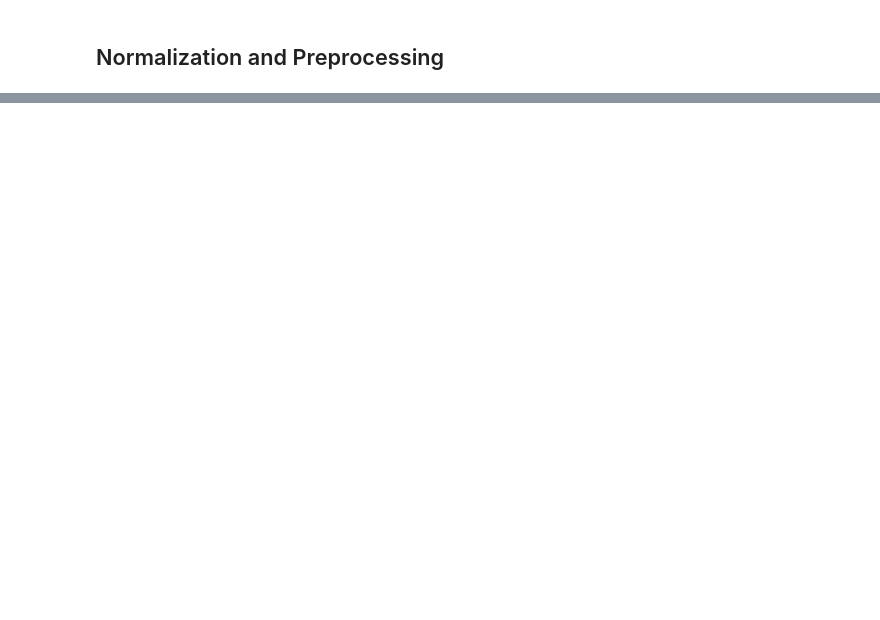
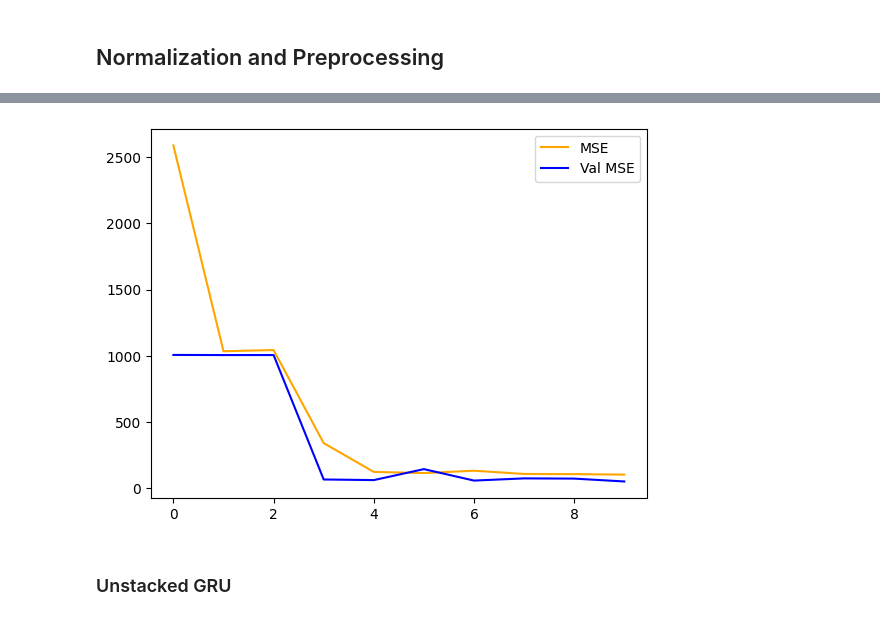
Before and after one commit to Vishwa7773/Turbofan-Jet-Engine-Life-Cycle-Prediction, a Jupyter notebook: EngineLifeCyclePrediction.ipynb, the cells around one changed output, grey strips where cells are left out. Cells and saved outputs as stored; diff of their text form; code cells hidden in the pictures; blank space fills up the shorter version.

```diff
--- a/EngineLifeCyclePrediction.ipynb
+++ b/EngineLifeCyclePrediction.ipynb
@@ -218,0 +386,11 @@ y_val: (4070,)
+# %%
+model3=Sequential()
+model3.add(GRU(128,input_shape=(30,25),return_sequences=True))
+model3.add(Dropout(0.2))
+model3.add(GRU(64,return_sequences=False))
+model3.add(Dropout(0.2))
+model3.add(Dense(32,activation='relu'))
+model3.add(Dense(1,activation='linear'))
+
+model3.compile(optimizer='adam',loss='mse',metrics=[tf.keras.metrics.R2Score(name='r2_score'),'mse'])
+model3.summary()
@@ -218,0 +417,2 @@ y_val: (4070,)
+# %%
+history3=model3.fit(X_train_seq,y_train_seq,epochs=50,validation_data=(X_test_seq,y_test_seq),batch_size=32,callbacks=[early_stop])
@@ -218,0 +437,9 @@ y_val: (4070,)
+# %%
+plt.plot(history3.history['mse'],color='orange',label='MSE')
+plt.plot(history3.history['val_mse'],color='blue',label='Val MSE')
+plt.legend()
+plt.show()
+# %% [output]
+[figure, added]
+# %% [markdown]
+### Unstacked GRU
```
Also changed, not shown: parts of 34 cells of this notebook.
